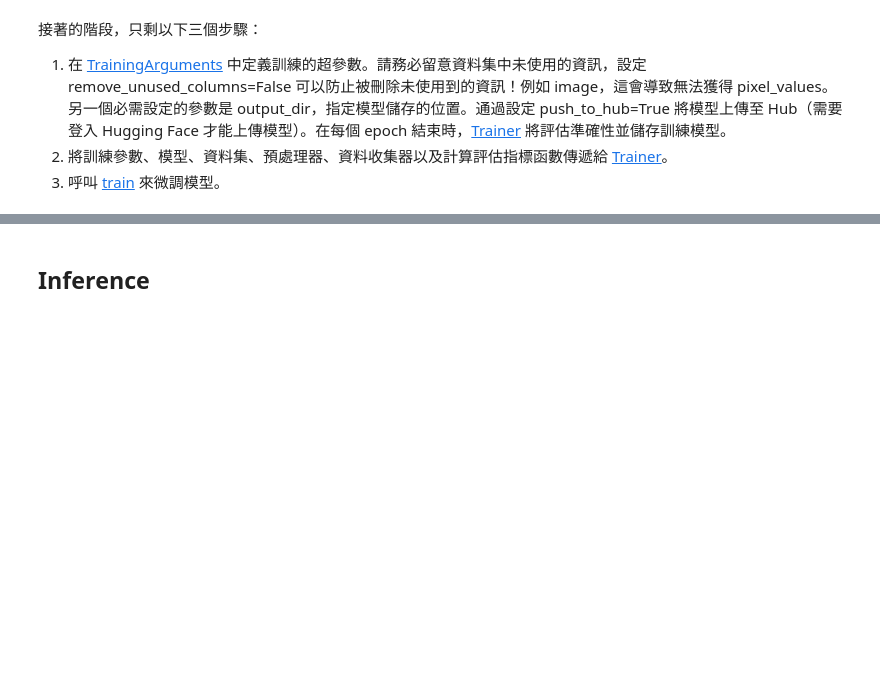
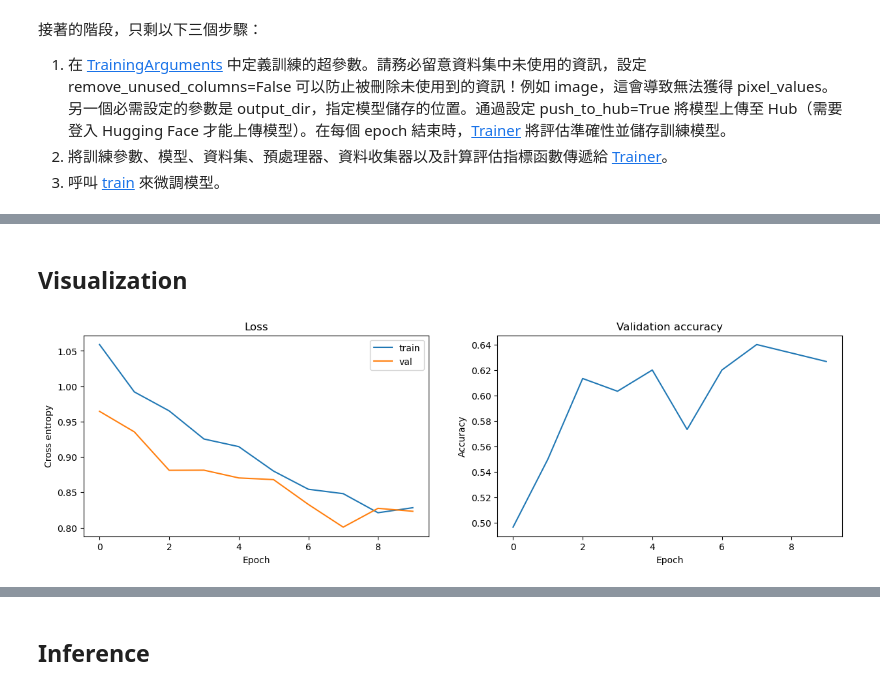
Before and after one commit to TA-aiacademy/CMU_Course, a Jupyter notebook: 03_Medical_Image/Part_2/2_Medical_image_example_with_GradCAM.ipynb, the cells around one changed output, grey strips where cells are left out. Cells and saved outputs as stored; diff of their text form; code cells hidden in the pictures; blank space fills up the shorter version.

```diff
--- a/03_Medical_Image/Part_2/2_Medical_image_example_with_GradCAM.ipynb
+++ b/03_Medical_Image/Part_2/2_Medical_image_example_with_GradCAM.ipynb
@@ -268,0 +269,27 @@ TrainOutput(global_step=380, training_loss=0.8983376854344418, metrics={'train_r
+# %% [markdown]
+## Visualization
+# %%
+train_loss = []
+valid_loss = []
+valid_acc = []
+for i in range(0, len(trainer.state.log_history)-1, 2):
+    train_loss.append(trainer.state.log_history[i]['loss'])
+    valid_loss.append(trainer.state.log_history[i+1]['eval_loss'])
+    valid_acc.append(trainer.state.log_history[i+1]['eval_accuracy'])
+# %%
+plt.figure(figsize=(15, 4))
+plt.subplot(1, 2, 1)
+plt.plot(range(len(train_loss)), train_loss, label='train')
+plt.plot(range(len(valid_loss)), valid_loss, label='val')
+plt.legend()
+plt.title('Loss')
+plt.xlabel('Epoch')
+plt.ylabel('Cross entropy')
+plt.subplot(1, 2, 2)
+plt.plot(range(len(valid_acc)), valid_acc)
+plt.title('Validation accuracy')
+plt.xlabel('Epoch')
+plt.ylabel('Accuracy')
+plt.show()
+# %% [output]
+[figure, added]
```
Also changed, not shown: parts of 26 cells of this notebook, 1 other file.
